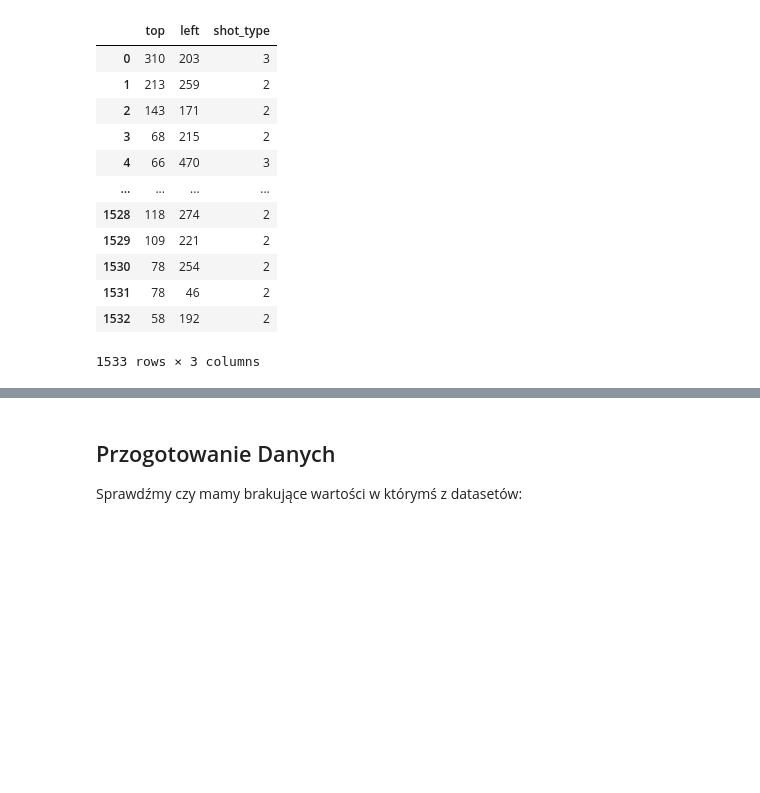
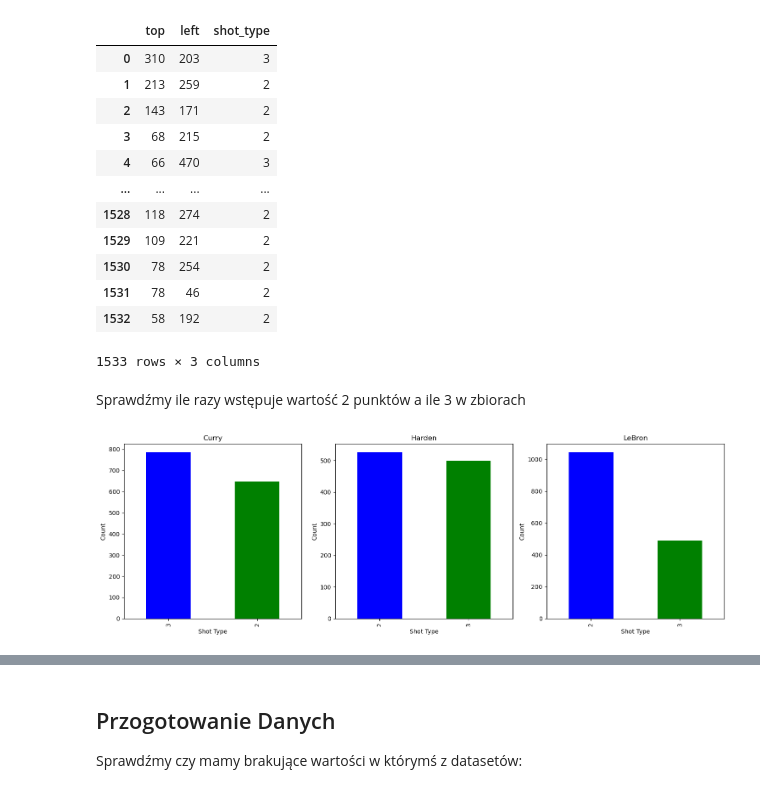
Before and after one commit to MichalBrodackiPJA/Eksploracja-i-Wizualizacja-Danych, a Jupyter notebook: Projekt_koncowy/Projekt.ipynb, the cells around one changed output, grey strips where cells are left out. Drawn from its saved outputs; the diff is of its cells as text; code cells hidden in the pictures; blank space fills up the shorter version.

```diff
--- a/Projekt_koncowy/Projekt.ipynb
+++ b/Projekt_koncowy/Projekt.ipynb
@@ -66,3 +75,36 @@ Lebron
 | 1531 | 78 | 46 | 2 |
 | 1532 | 58 | 192 | 2 |
 1533 rows × 3 columns
+# %% [markdown]
+Sprawdźmy ile razy wstępuje wartość 2 punktów a ile 3 w zbiorach
+# %%
+# Count occurrences of values 2 and 3
+value_counts = Curry['shot_type'].value_counts()
+
+# Function to create a bar plot for a given DataFrame
+def create_bar_plot(df, ax, title):
+    value_counts = df['shot_type'].value_counts()
+    value_counts.plot(kind='bar', color=['blue', 'green'], ax=ax)
+    ax.set_xlabel('Shot Type')
+    ax.set_ylabel('Count')
+    ax.set_title(title)
+
+# Create subplots
+fig, axes = plt.subplots(1, 3, figsize=(15, 5))
+
+# Plot for Curry
+create_bar_plot(Curry, axes[0], 'Curry')
+
+# Plot for Harden
+create_bar_plot(Harden, axes[1], 'Harden')
+
+# Plot for LeBron
+create_bar_plot(Lebron, axes[2], 'LeBron')
+
+# Adjust layout
+plt.tight_layout()
+
+# Show the plots
+plt.show()
+# %% [output]
+[figure, added]
```
Also changed, not shown: parts of 25 cells of this notebook.
